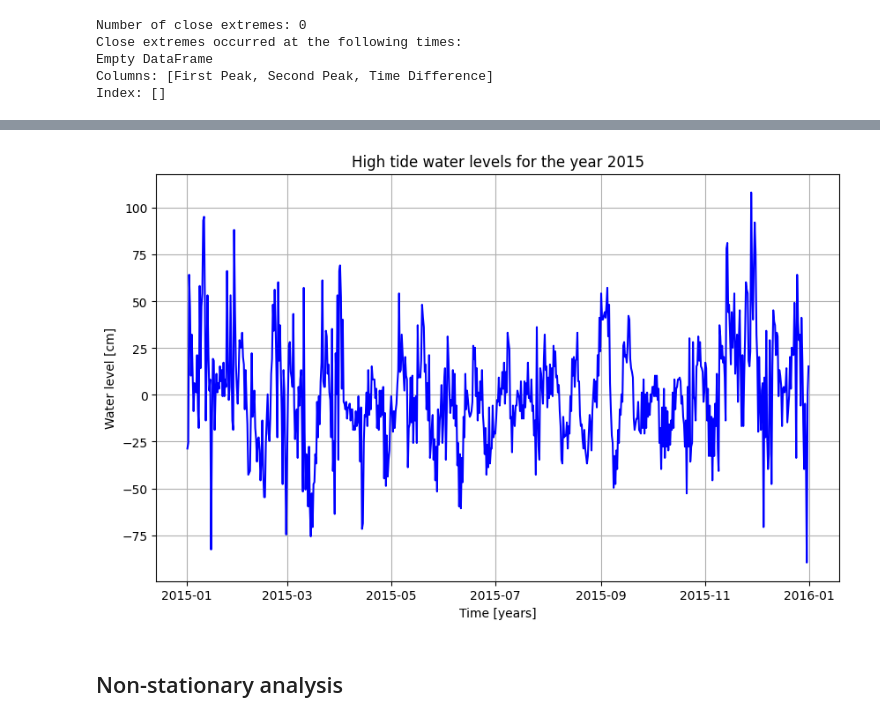
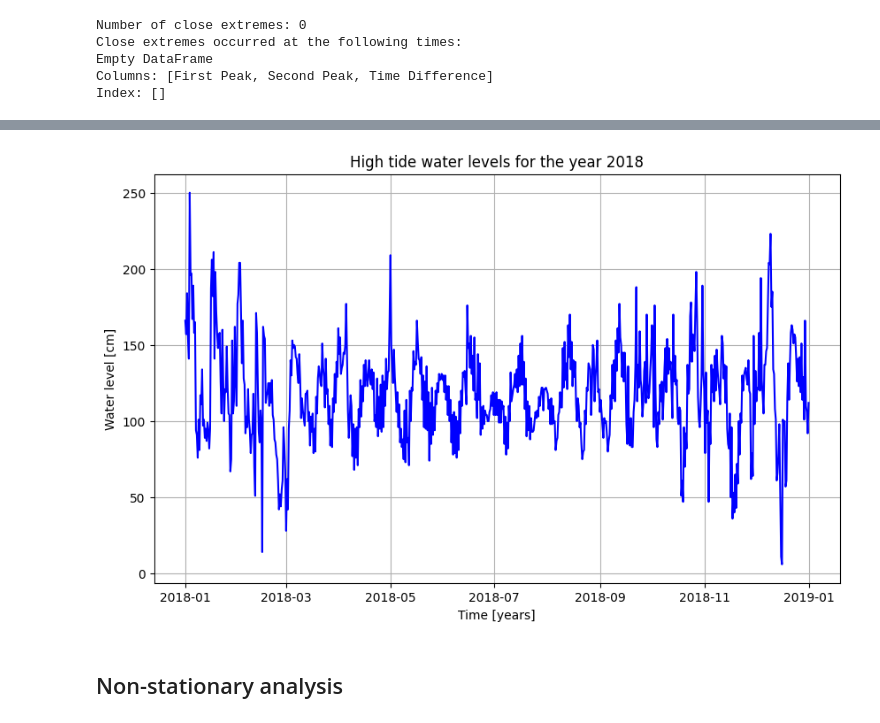
Before and after one commit to wwaasdorp/MORE_THE_BEST_GROUP, a Jupyter notebook: Watch_Data.ipynb, the cells around one changed output, grey strips where cells are left out. Cells and saved outputs as stored; diff of their text form; code cells hidden in the pictures.

```diff
--- a/Watch_Data.ipynb
+++ b/Watch_Data.ipynb
@@ -354,11 +416,32 @@ Columns: [First Peak, Second Peak, Time Difference]
 Index: []
 # %%
 ## Plot values for the year 2015
-df_2015 = df[df['Datetime'].dt.year == 2015]
+year = 2018
+df_2015 = df[df['Datetime'].dt.year == year]
 plt.figure(figsize=(10,6))
-plt.plot(df_2015['Datetime'], df_2015['Elevation_Stationary'], color = 'blue')
+plt.plot(df_2015['Datetime'], df_2015['Elevation'], color = 'blue')
 plt.xlabel('Time [years]')
 plt.ylabel('Water level [cm]')
-plt.title('High tide water levels for the year 2015')
+plt.title(f'High tide water levels for the year {year}')
 plt.grid()
+
+# Find the row where Elevation is at its minimum
+min_row = df_2015.loc[df_2015['Elevation'].idxmin()]
+
+# Access the datetime and elevation
+min_datetime = min_row['Datetime']  # Replace 'Datetime' with the actual column name for datetime
+min_elevation = min_row['Elevation']
+
+# Print the result
+print(f"Minimum Elevation: {min_elevation}, Associated Date: {min_datetime}")
+
+# Find the row where Elevation is at its maximum
+max_row = df_2015.loc[df_2015['Elevation'].idxmax()]
+
+# Access the datetime and elevation
+max_datetime = max_row['Datetime']  # Replace 'Datetime' with the actual column name for datetime
+max_elevation = max_row['Elevation']
+
+# Print the result
+print(f"Maximum Elevation: {max_elevation}, Associated Date: {max_datetime}")
 # %% [output]
@@ -365,4 +450,4 @@ plt.grid()
-[figure, old version]
+[figure, new version]
 # %% [markdown]
 ## Non-stationary analysis
 # %% [markdown]
```
Also changed, not shown: parts of 6 cells of this notebook.
